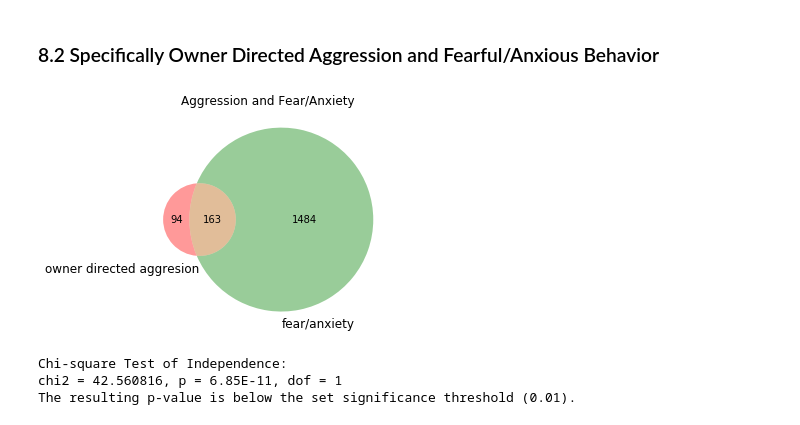
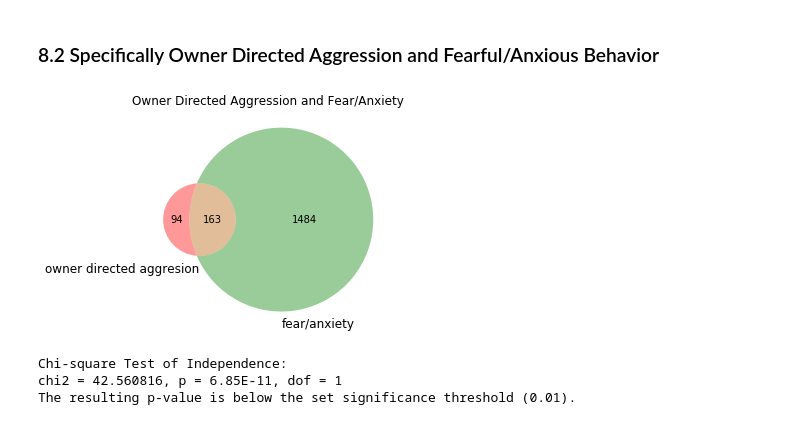
Before and after one commit to iandinwoodie/pdbs-study-1, a Jupyter notebook: notebooks/1.0-ird-pdbs-analysis-notebook.ipynb, the cells around one changed output. Cells and saved outputs as stored; diff of their text form; code cells hidden in the pictures.

```diff
--- a/notebooks/1.0-ird-pdbs-analysis-notebook.ipynb
+++ b/notebooks/1.0-ird-pdbs-analysis-notebook.ipynb
@@ -801,35 +801,35 @@ df.columns = ['suspicion', 'aggression', 'fear/anxiety']
 
 # Remove biased results and discard suspicion column.
 df = df[df['suspicion'] == '0']
 df.drop('suspicion', axis=1, inplace=True)
 
 # Convert all columns to type integer.
 for col in df:
     df[col] = pd.to_numeric(df[col])
 
 # Create a contingency table.
 contingency = pd.crosstab(df['aggression'], df['fear/anxiety'])
 
 # Convert the cross tabulated dataframe to a series of sums.
 d = {'owner directed aggresion': contingency[0][1],
      'fear/anxiety': contingency[1][0],
      'both': contingency[1][1]}
 cross_sums = pd.Series(d)
 
 # Display the cross tabulated data as a venn diagram.
 labels = cross_sums.index.values
 venn2(cross_sums, set_labels=labels[0:2])
-plt.title('Aggression and Fear/Anxiety')
+plt.title('Owner Directed Aggression and Fear/Anxiety')
 plt.show()
 
 # Execute a chi-squared test of independence.
 c, p, dof, expected = scs.chi2_contingency(contingency, correction=False)
 print('Chi-square Test of Independence:')
 print('chi2 = %f, p = %.2E, dof = %d' %(c, p, dof))
 if p < sig_p:
     print('The resulting p-value is below the set significance threshold (%.2f).' %sig_p)
 # %% [output]
-[figure, old version]
+[figure, new version]
 Chi-square Test of Independence:
 chi2 = 42.560816, p = 6.85E-11, dof = 1
 The resulting p-value is below the set significance threshold (0.01).
```
Also changed, not shown: parts of 2 cells of this notebook.
